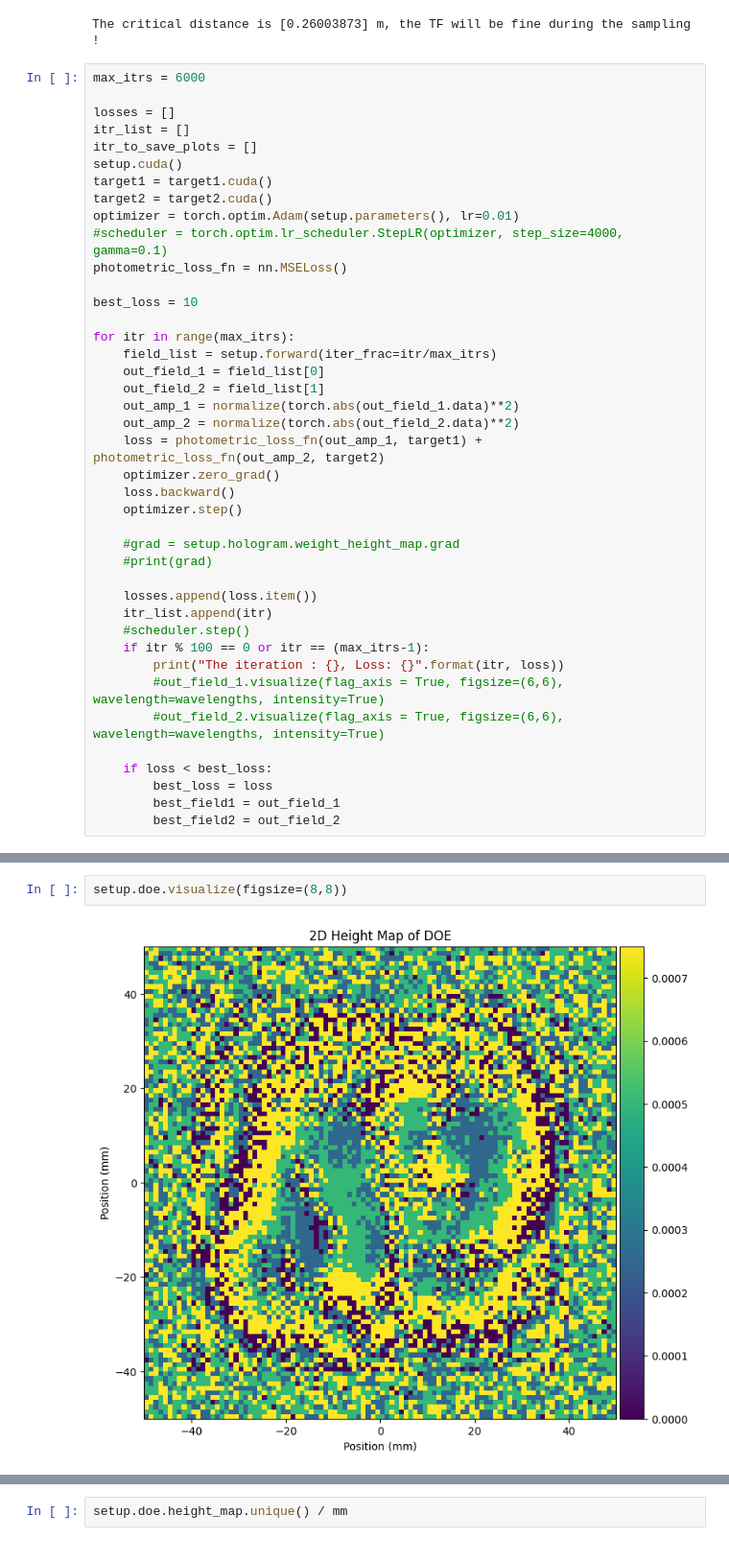
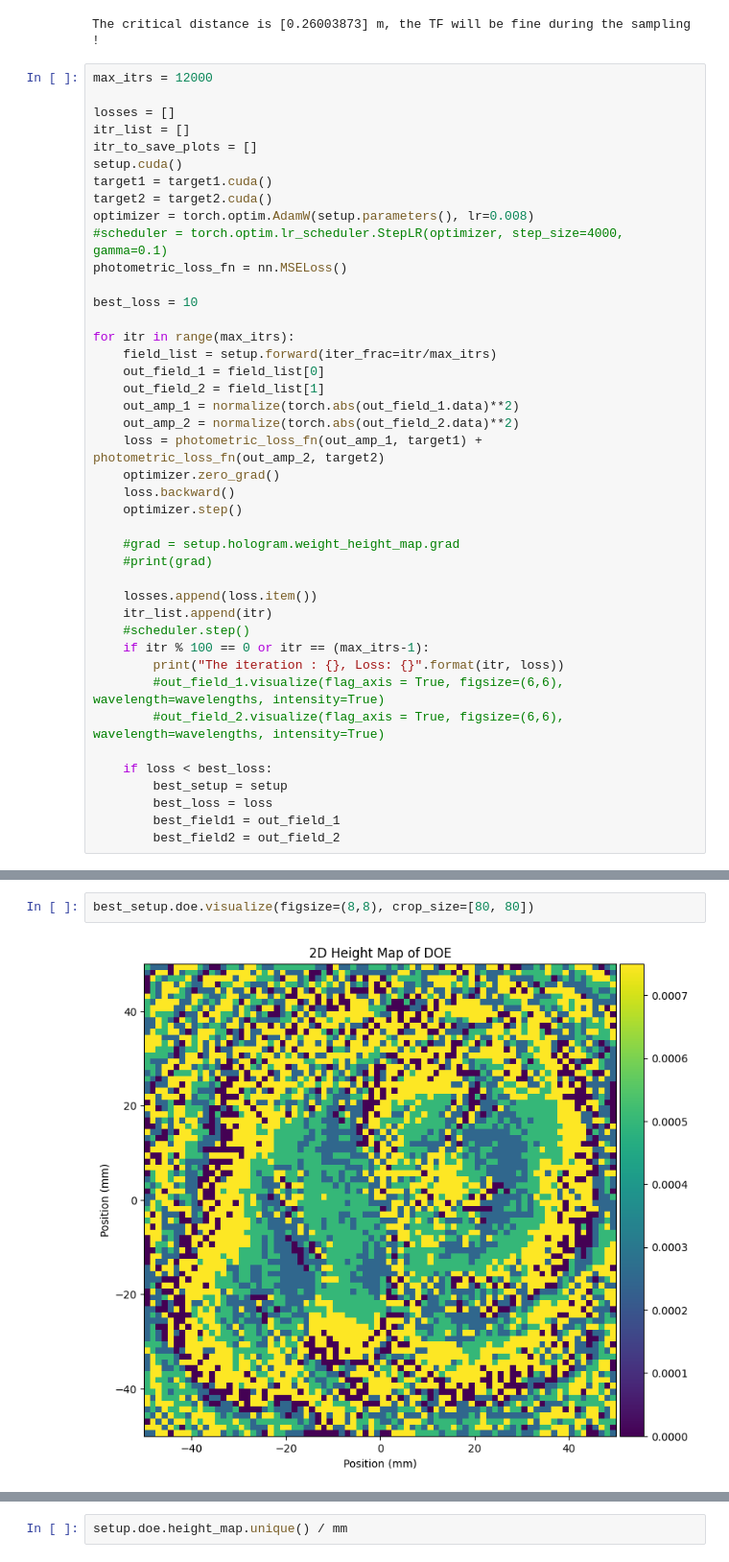
Before and after one commit to sihan-shao/QuantizationAwareTHzDOE, a Jupyter notebook: experiment_dual_plane_hologram.ipynb, the cells around one changed output, grey strips where cells are left out. Shown at 96% size. Drawn from its saved outputs; the diff is of its cells as text.

```diff
--- a/experiment_dual_plane_hologram.ipynb
+++ b/experiment_dual_plane_hologram.ipynb
@@ -183,7 +183,7 @@ setup = Submm_Setupv2(input_dxy=input_dxy,
 # %% [output]
 The critical distance is [0.26003873] m, the TF will be fine during the sampling !
 # %%
-max_itrs = 6000
+max_itrs = 12000
 
 losses = []
 itr_list = []
@@ -191,7 +191,7 @@ itr_to_save_plots = []
 setup.cuda()
 target1 = target1.cuda()
 target2 = target2.cuda()
-optimizer = torch.optim.Adam(setup.parameters(), lr=0.01)
+optimizer = torch.optim.AdamW(setup.parameters(), lr=0.008)
 #scheduler = torch.optim.lr_scheduler.StepLR(optimizer, step_size=4000, gamma=0.1)
 photometric_loss_fn = nn.MSELoss()
 
@@ -220,6 +220,7 @@ for itr in range(max_itrs):
         #out_field_2.visualize(flag_axis = True, figsize=(6,6), wavelength=wavelengths, intensity=True)
 
     if loss < best_loss:
+        best_setup = setup
         best_loss = loss
         best_field1 = out_field_1
         best_field2 = out_field_2
@@ -250,4 +251,4 @@ best_field2.visualize(flag_axis = True, figsize=(10,10), wavelength=wavelengths,
 # %%
-setup.doe.visualize(figsize=(8,8))
+best_setup.doe.visualize(figsize=(8,8), crop_size=[80, 80])
 # %% [output]
-[figure, old version]
+[figure, new version]
```
Also changed, not shown: parts of 5 cells of this notebook, 2 other files.
